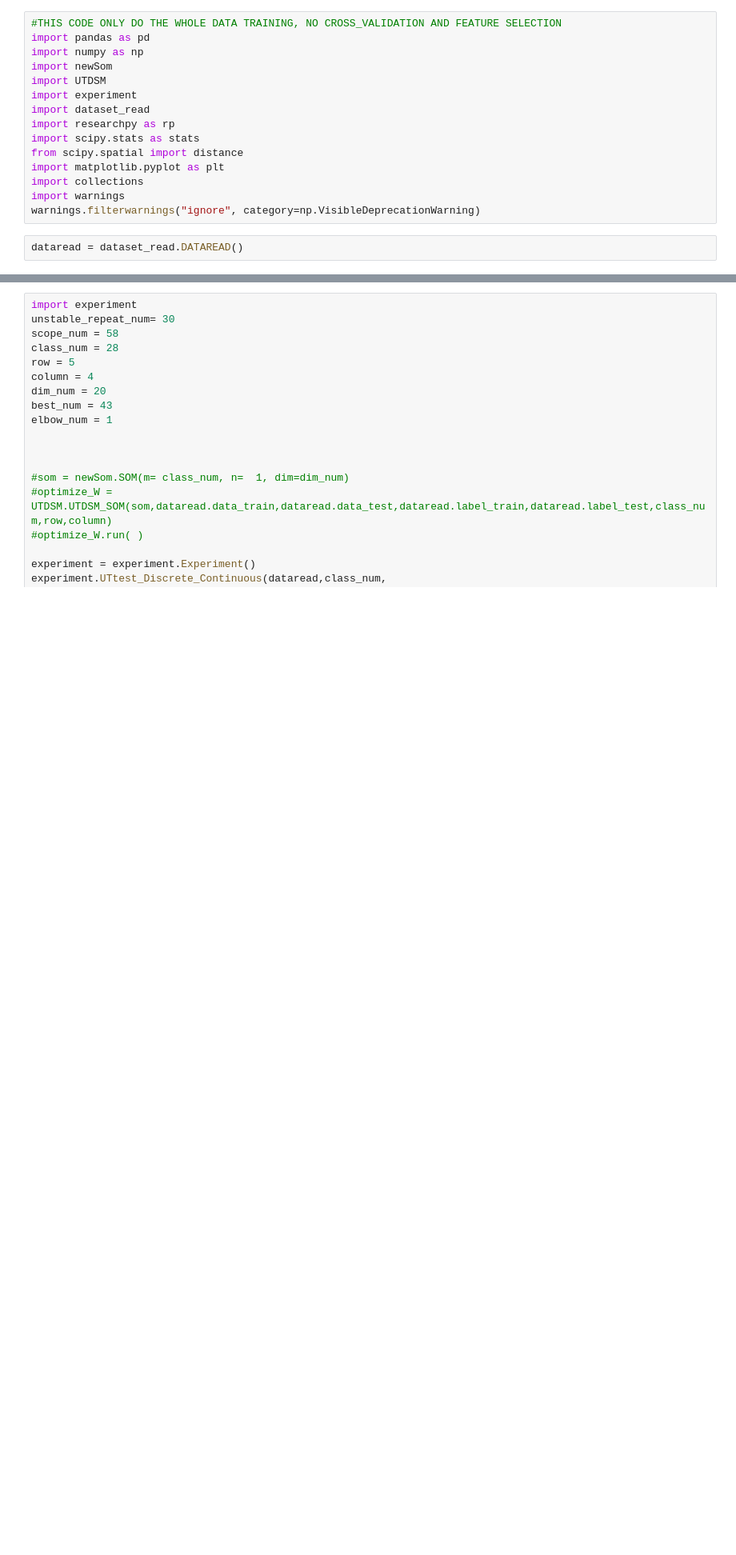
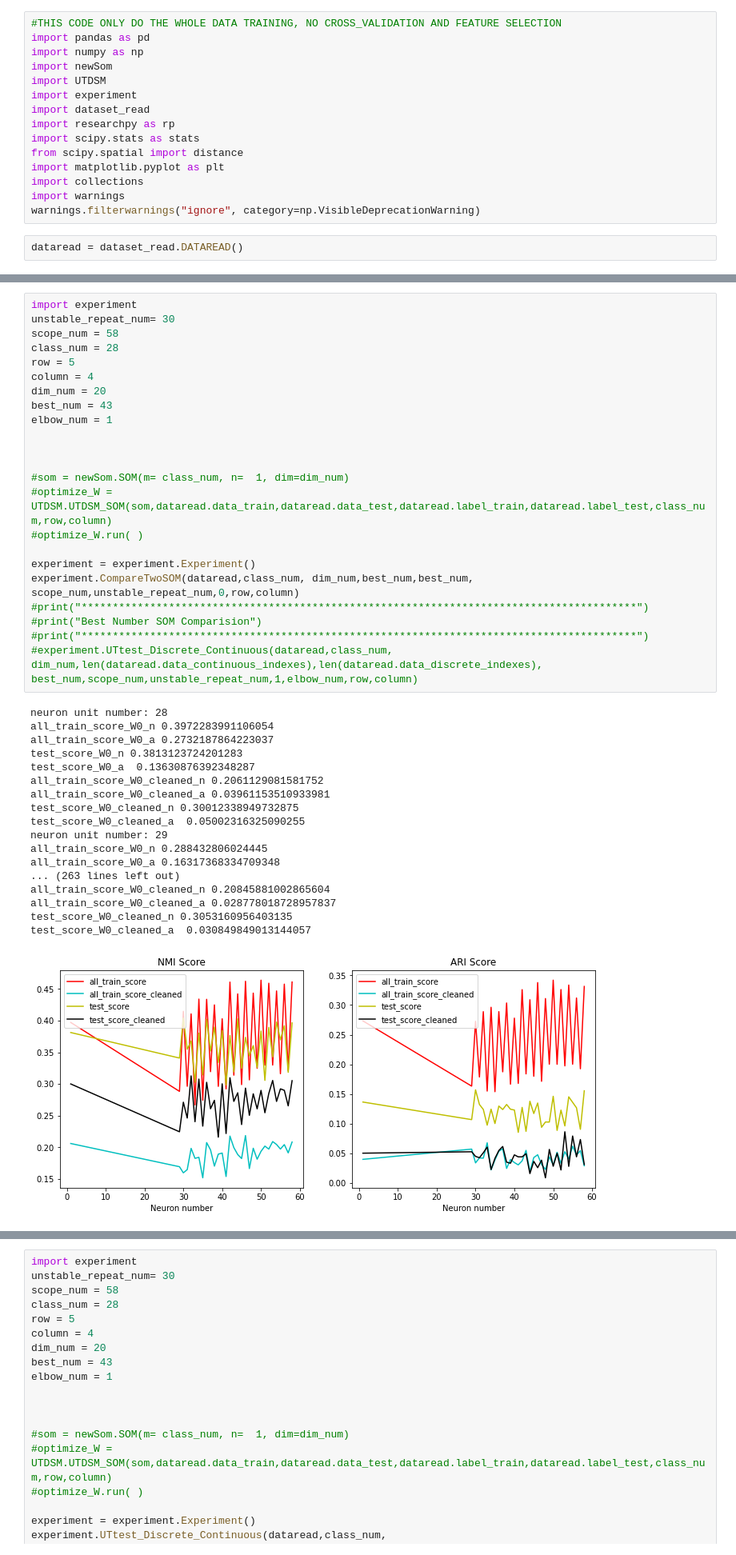
Before and after one commit to foolishfool/JupyterNotebook, a Jupyter notebook: SOM/UTDSM_Absenteeism.ipynb, the cells around one changed output, grey strips where cells are left out. Shown: that part at 80% size. Saved outputs shown, nothing was run; the diff lists cells and outputs as text; blank space fills up the shorter version.

Commit message:
Clean data backup

```diff
--- a/SOM/UTDSM_Absenteeism.ipynb
+++ b/SOM/UTDSM_Absenteeism.ipynb
@@ -47,0 +30,42 @@ continuous label : Absenteeism time in hours
+# %%
+import experiment
+unstable_repeat_num= 30
+scope_num = 58
+class_num = 28
+row = 5
+column = 4
+dim_num = 20
+best_num = 43
+elbow_num = 1
+
+
+
+#som = newSom.SOM(m= class_num, n=  1, dim=dim_num)
+#optimize_W = UTDSM.UTDSM_SOM(som,dataread.data_train,dataread.data_test,dataread.label_train,dataread.label_test,class_num,row,column)
+#optimize_W.run( )
+
+experiment = experiment.Experiment()
+experiment.CompareTwoSOM(dataread,class_num, dim_num,best_num,best_num, scope_num,unstable_repeat_num,0,row,column)
+#print("*****************************************************************************************")
+#print("Best Number SOM Comparision")
+#print("*****************************************************************************************")
+#experiment.UTtest_Discrete_Continuous(dataread,class_num, dim_num,len(dataread.data_continuous_indexes),len(dataread.data_discrete_indexes), best_num,scope_num,unstable_repeat_num,1,elbow_num,row,column)
+# %% [output]
+neuron unit number: 28
+all_train_score_W0_n 0.3972283991106054
+all_train_score_W0_a 0.2732187864223037
+test_score_W0_n 0.3813123724201283
+test_score_W0_a  0.13630876392348287
+all_train_score_W0_cleaned_n 0.2061129081581752
+all_train_score_W0_cleaned_a 0.03961153510933981
+test_score_W0_cleaned_n 0.30012338949732875
+test_score_W0_cleaned_a  0.05002316325090255
+neuron unit number: 29
+all_train_score_W0_n 0.288432806024445
+all_train_score_W0_a 0.16317368334709348
+... (263 lines left out)
+all_train_score_W0_cleaned_n 0.20845881002865604
+all_train_score_W0_cleaned_a 0.028778018728957837
+test_score_W0_cleaned_n 0.3053160956403135
+test_score_W0_cleaned_a  0.030849849013144057
+[figure, added]
```
Also changed, not shown: parts of 2 cells of this notebook, 4 other files.
